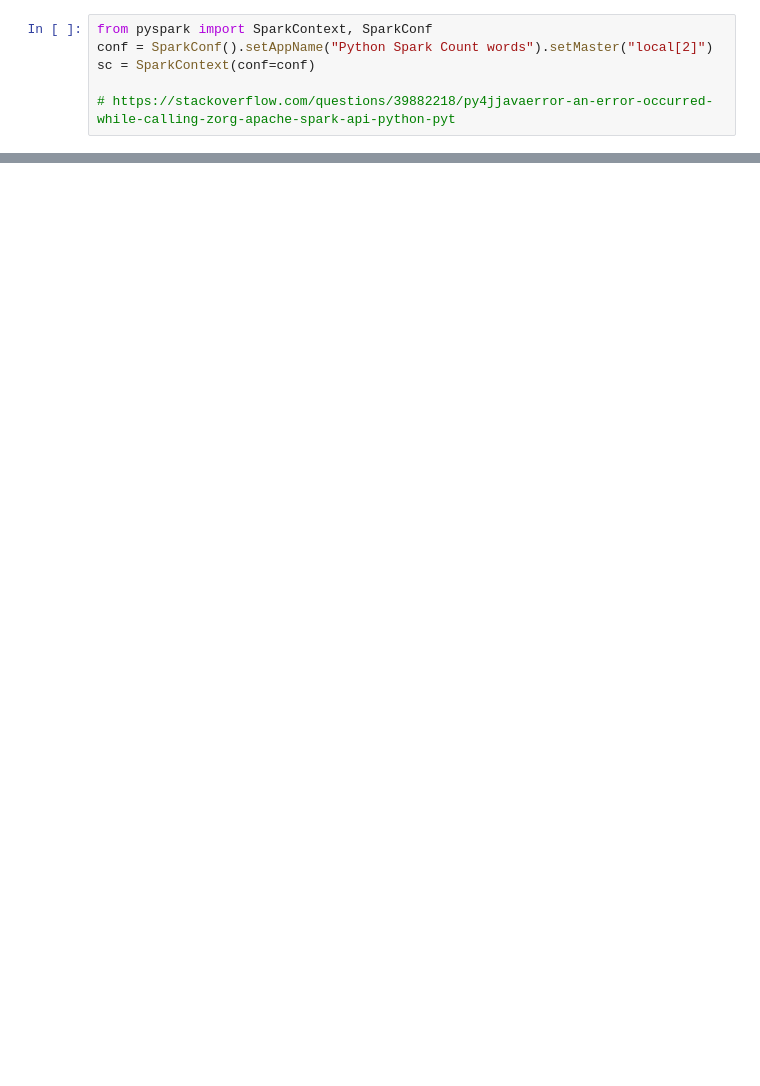
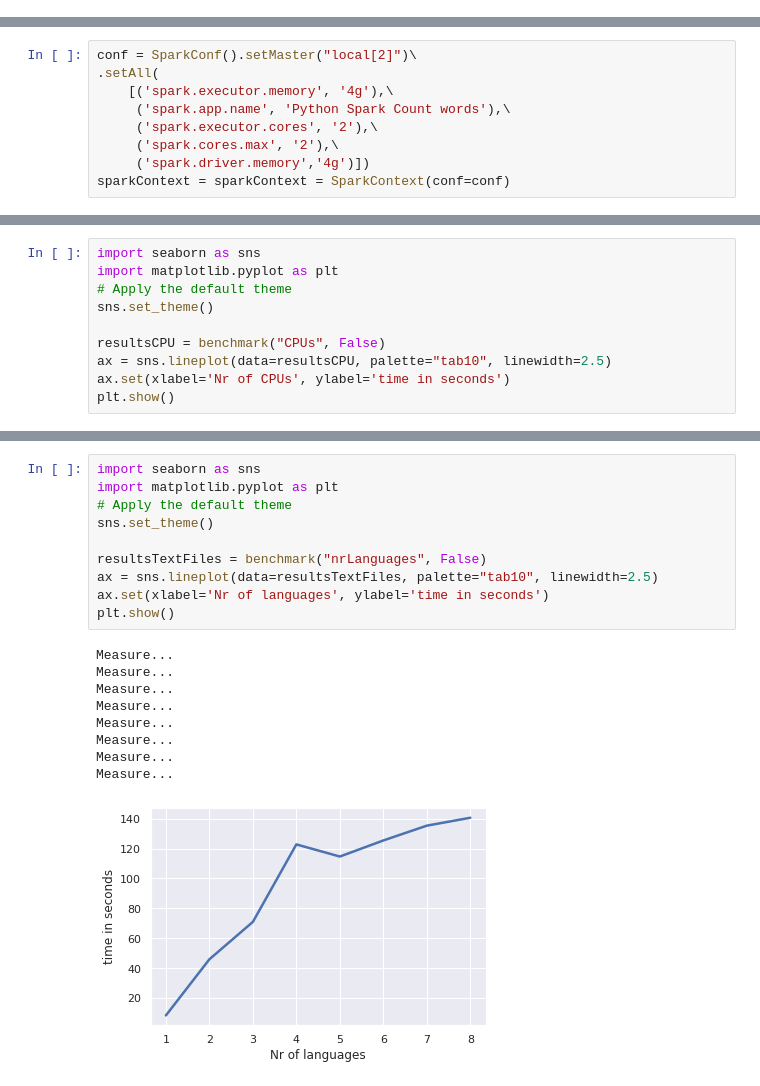
Before and after one commit to marvpaul/spark-count-words, a Jupyter notebook: Count words.ipynb, the cells around one changed output, grey strips where cells are left out. Saved outputs shown, nothing was run; the diff lists cells and outputs as text; blank space fills up the shorter version.

```diff
--- a/Count words.ipynb
+++ b/Count words.ipynb
@@ -13,6 +0,0 @@ spark = SparkSession \
-# %%
-from pyspark import SparkContext, SparkConf
-conf = SparkConf().setAppName("Python Spark Count words").setMaster("local[2]")
-sc = SparkContext(conf=conf)
-
-# https://stackoverflow.com/questions/39882218/py4jjavaerror-an-error-occurred-while-calling-zorg-apache-spark-api-python-pyt
@@ -18,0 +12,9 @@ sc = SparkContext(conf=conf)
+# %%
+conf = SparkConf().setMaster("local[2]")\
+.setAll(
+    [('spark.executor.memory', '4g'),\
+     ('spark.app.name', 'Python Spark Count words'),\
+     ('spark.executor.cores', '2'),\
+     ('spark.cores.max', '2'),\
+     ('spark.driver.memory','4g')])
+sparkContext = sparkContext = SparkContext(conf=conf)
@@ -83,0 +145,10 @@ Dutch--> [('den', 1520), ('gij', 627), ('zoo', 512), ('zijne', 509), ('eene', 48
+# %%
+import seaborn as sns
+import matplotlib.pyplot as plt
+# Apply the default theme
+sns.set_theme()
+
+resultsCPU = benchmark("CPUs", False)
+ax = sns.lineplot(data=resultsCPU, palette="tab10", linewidth=2.5)
+ax.set(xlabel='Nr of CPUs', ylabel='time in seconds')
+plt.show()
@@ -83,0 +161,20 @@ Dutch--> [('den', 1520), ('gij', 627), ('zoo', 512), ('zijne', 509), ('eene', 48
+# %%
+import seaborn as sns
+import matplotlib.pyplot as plt
+# Apply the default theme
+sns.set_theme()
+
+resultsTextFiles = benchmark("nrLanguages", False)
+ax = sns.lineplot(data=resultsTextFiles, palette="tab10", linewidth=2.5)
+ax.set(xlabel='Nr of languages', ylabel='time in seconds')
+plt.show()
+# %% [output]
+Measure...
+Measure...
+Measure...
+Measure...
+Measure...
+Measure...
+Measure...
+Measure...
+[figure, added]
```
Also changed, not shown: parts of 13 cells of this notebook, 1 other file.
